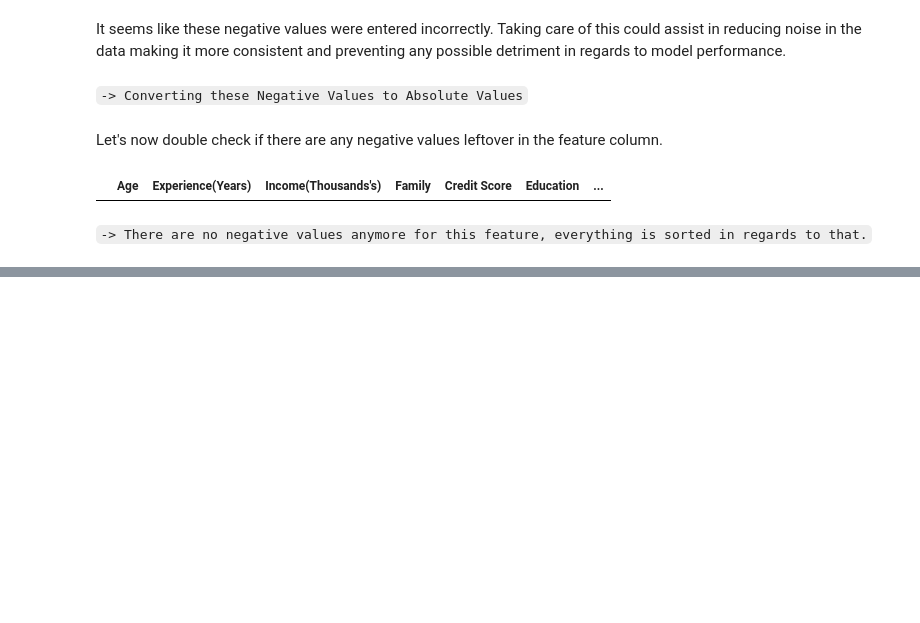
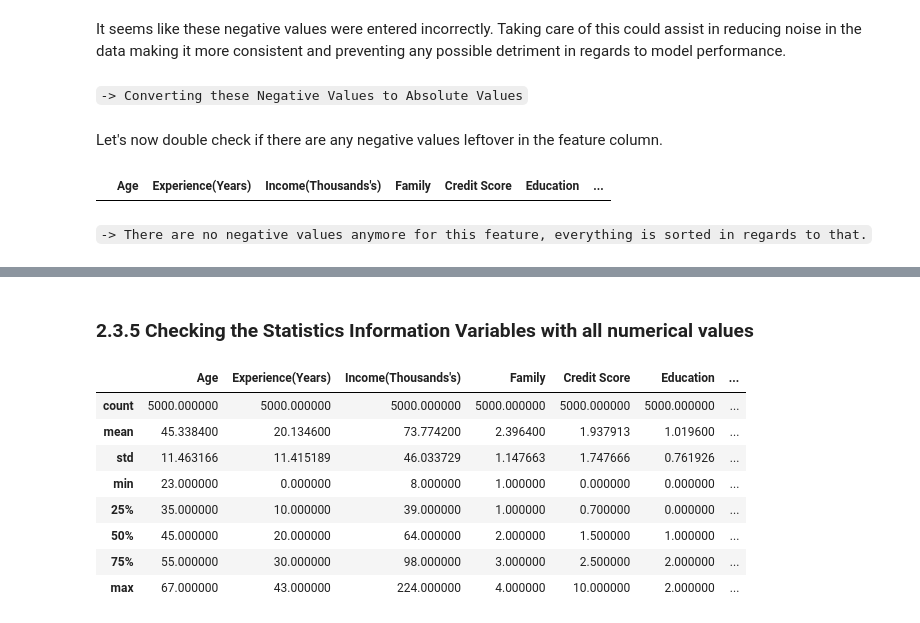
Before and after one commit to mariosantos2023410/MarioSantos_ML_CA2, a Jupyter notebook: MarioSantos_ML_CA2.ipynb, the cells around one changed output, grey strips where cells are left out. Cells and saved outputs as stored; diff of their text form; code cells hidden in the pictures; blank space fills up the shorter version.

```diff
--- a/MarioSantos_ML_CA2.ipynb
+++ b/MarioSantos_ML_CA2.ipynb
@@ -333,0 +429,14 @@ df[df['Experience(Years)']<0]
+# %% [markdown]
+### 2.3.5 Checking the Statistics Information Variables with all numerical values
+# %%
+df.describe()
+# %% [output]
+|  | Age | Experience(Years) | Income(Thousands's) | Family | Credit Score | Education | ... |
+| count | 5000.000000 | 5000.000000 | 5000.000000 | 5000.000000 | 5000.000000 | 5000.000000 | ... |
+| mean | 45.338400 | 20.134600 | 73.774200 | 2.396400 | 1.937913 | 1.019600 | ... |
+| std | 11.463166 | 11.415189 | 46.033729 | 1.147663 | 1.747666 | 0.761926 | ... |
+| min | 23.000000 | 0.000000 | 8.000000 | 1.000000 | 0.000000 | 0.000000 | ... |
+| 25% | 35.000000 | 10.000000 | 39.000000 | 1.000000 | 0.700000 | 0.000000 | ... |
+| 50% | 45.000000 | 20.000000 | 64.000000 | 2.000000 | 1.500000 | 1.000000 | ... |
+| 75% | 55.000000 | 30.000000 | 98.000000 | 3.000000 | 2.500000 | 2.000000 | ... |
+| max | 67.000000 | 43.000000 | 224.000000 | 4.000000 | 10.000000 | 2.000000 | ... |
```
Also changed, not shown: parts of 24 cells of this notebook.
